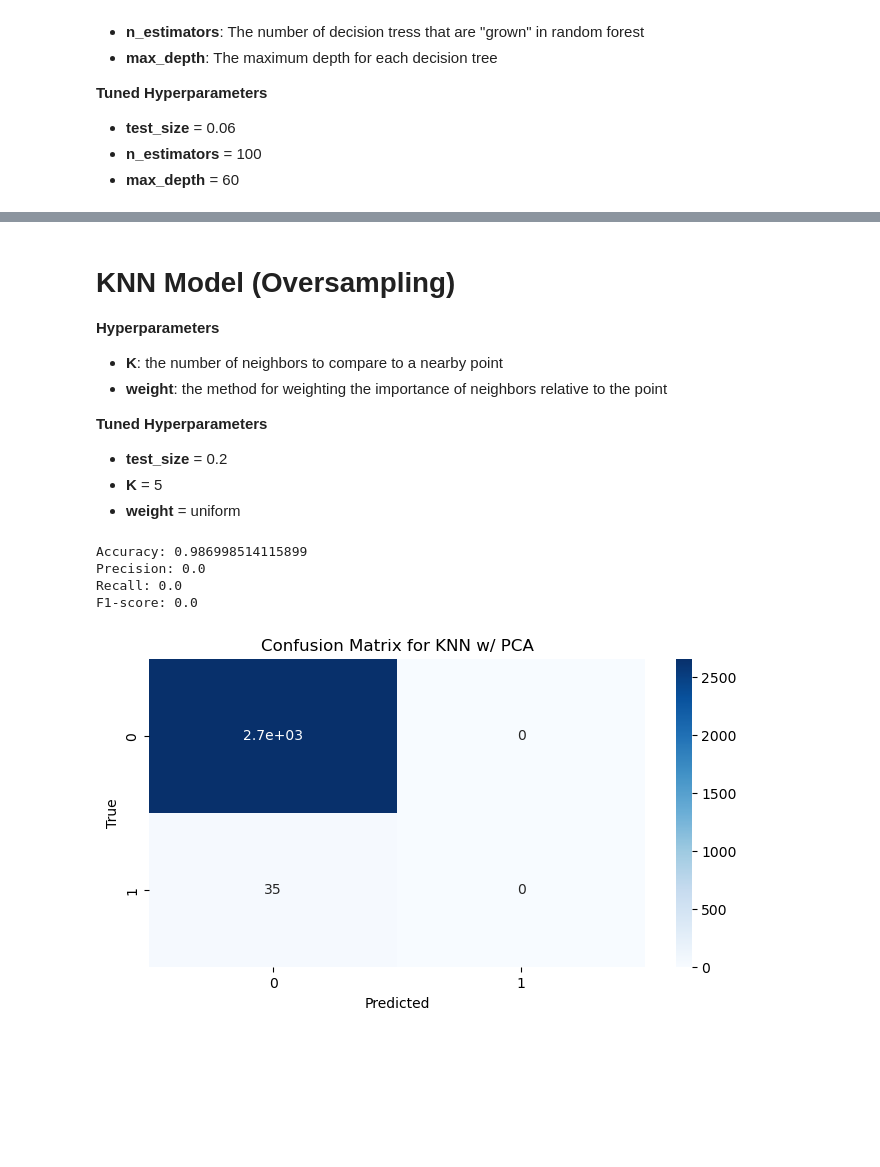
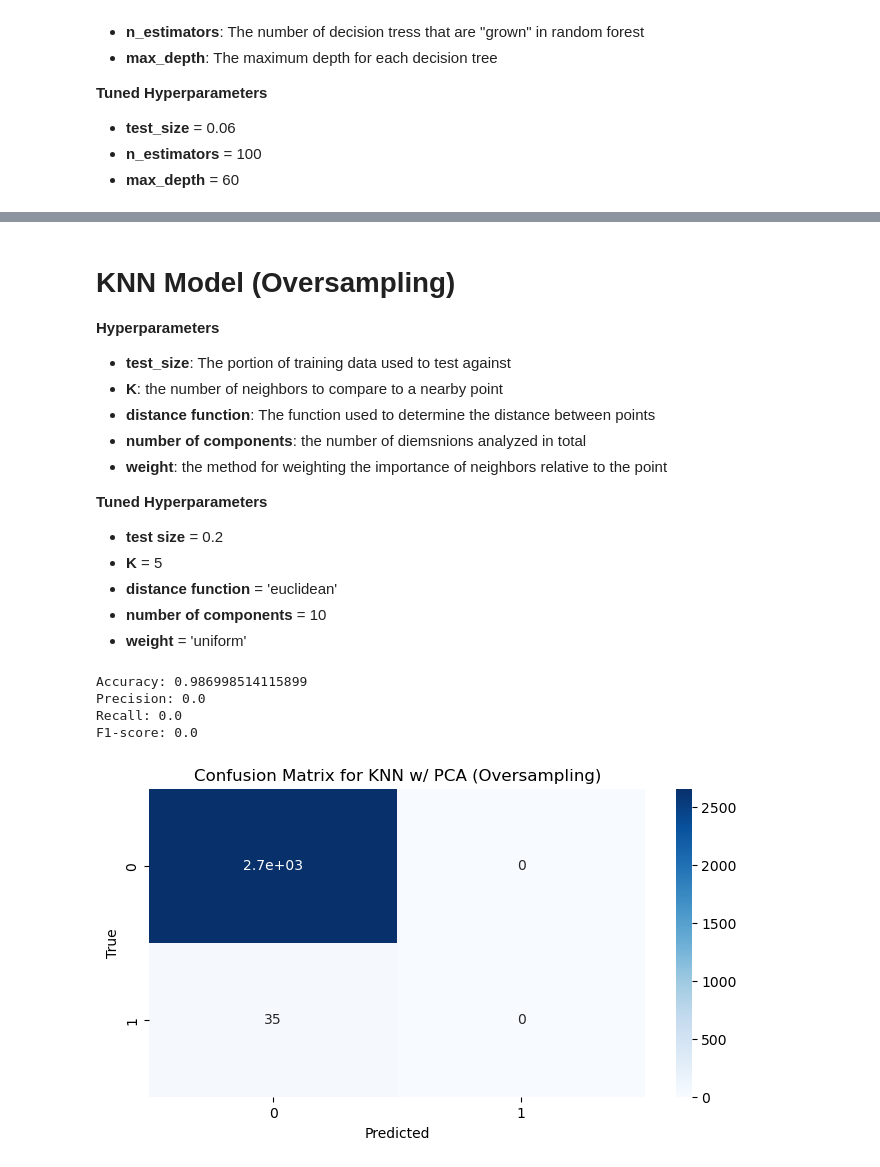
Before and after one commit to jalikens/CS484-DMA, a Jupyter notebook: Models.ipynb, the cells around one changed output, grey strips where cells are left out. Saved outputs shown, nothing was run; the diff lists cells and outputs as text; code cells hidden in the pictures; blank space fills up the shorter version.

```diff
--- a/Models.ipynb
+++ b/Models.ipynb
@@ -495,40 +512,45 @@ Testing Set Accuracy  :  1.0
 # %% [markdown]
 # KNN Model (Oversampling)
 **Hyperparameters**
+- **test_size**: The portion of training data used to test against
 - **K**: the number of neighbors to compare to a nearby point
+- **distance function**: The function used to determine the distance between points
+- **number of components**: the number of diemsnions analyzed in total
 - **weight**: the method for weighting the importance of neighbors relative to the point
 
 **Tuned Hyperparameters**
-- **test_size** = 0.2
+- **test size** = 0.2
 - **K** = 5
-- **weight** = uniform
+- **distance function** = 'euclidean'
+- **number of components** = 10
+- **weight** = 'uniform'
 # %%
 X_pca_10 = PCA_calc(10,X_over)
 
 X_train_pca, X_test_pca, Y_train_pca, Y_test_pca = train_test_split(X_pca_10, Y[:len(X_pca_10)], test_size = 0.2, random_state=42)
 
 knn = KNN(5, 'auto','euclidean', 'uniform', X_train_pca, Y_train_pca)
 y_pred = knn.predict(X_test_pca)
 acc = accuracy_score(Y_test_pca, y_pred)
 
 print("Accuracy:", accuracy_score(Y_test_pca, y_pred))
 print("Precision:", precision_score(Y_test_pca, y_pred))
 print("Recall:", recall_score(Y_test_pca, y_pred))
 print("F1-score:", f1_score(Y_test_pca, y_pred))
 
 # showing confusion matrix results
 cm = confusion_matrix(Y_test_pca, y_pred)
 
 plt.figure(figsize = (8,4), dpi = 100)
 sns.heatmap(cm, annot=True, cmap="Blues")
-plt.title("Confusion Matrix for KNN w/ PCA")
+plt.title("Confusion Matrix for KNN w/ PCA (Oversampling)")
 plt.xlabel("Predicted")
 plt.ylabel("True")
 plt.show()
 # %% [output]
 Accuracy: 0.986998514115899
 Precision: 0.0
 Recall: 0.0
 F1-score: 0.0
-[figure, old version]
+[figure, new version]
 # %% [markdown]
```
Also changed, not shown: parts of 11 cells of this notebook.
